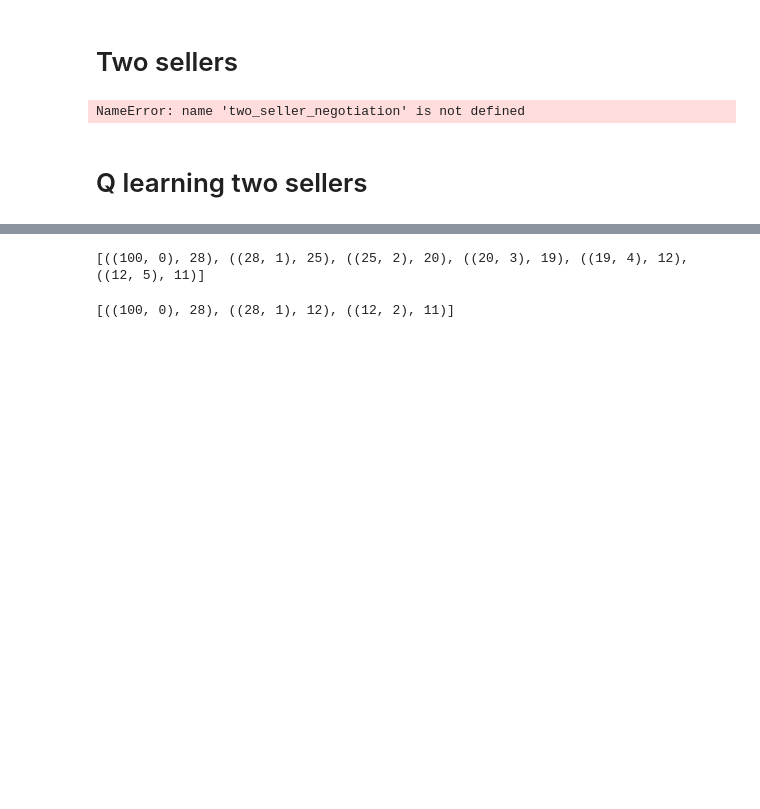
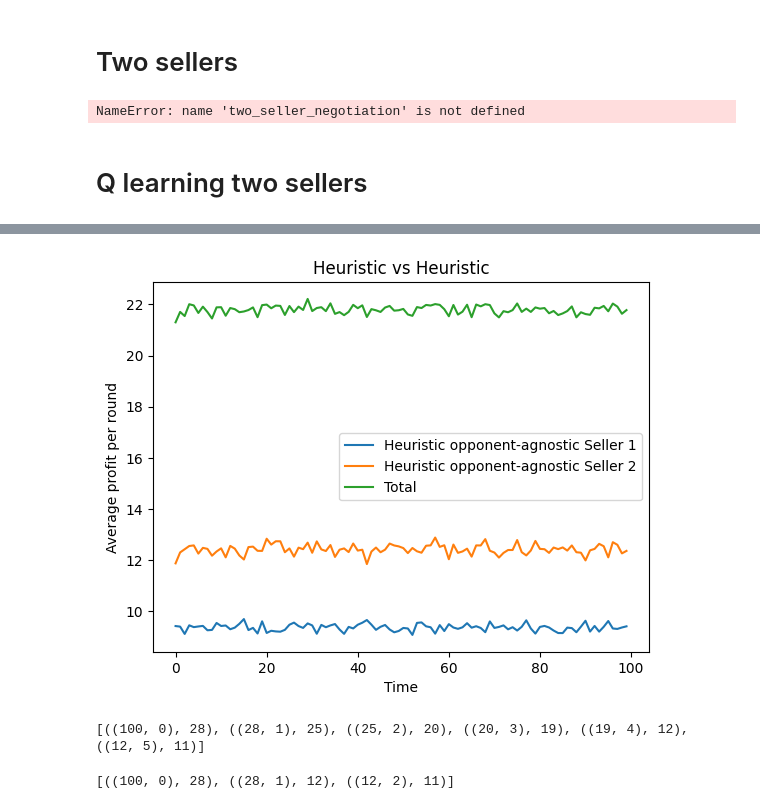
Before and after one commit to Lenguist/insight-game-ai, a Jupyter notebook: two-sellers.ipynb, the cells around one changed output, grey strips where cells are left out. Saved outputs shown, nothing was run; the diff lists cells and outputs as text; code cells hidden in the pictures; blank space fills up the shorter version.

```diff
--- a/two-sellers.ipynb
+++ b/two-sellers.ipynb
@@ -326,17 +325,18 @@ from sellers import RandomSeller
 range_min = 11
 range_max = 100
 value = 10
+imp_incr = 0.1
 rounds = 10000
-imp_incr = 0.1
+
 
 init_offer = range_max
 
-random_seller = RandomSeller(value=value, init_offer=init_offer)
-qseller = QLearningSeller(value=value, init_offer=init_offer)
-sellers = [random_seller, qseller]
+seller1 = DescentArithmeticSeller(value=value, init_offer=init_offer, init_descent=40)
+seller2 = DescentArithmeticSeller(value=value, init_offer=init_offer, init_descent=40)
+sellers = [seller1, seller2]
 
-profits_random_seller = []
-profits_q_seller = []
+profits_seller1 = []
+profits_seller2 = []
 
 # Simulation of 100 rounds
 for _ in range(100):
@@ -349,18 +349,5 @@ for _ in range(100):
         for i in range(len(sellers)):
             total_profits[i] += profits[i] /rounds
 
-    profits_random_seller.append(total_profits[0])
-    profits_q_seller.append(total_profits[1])
-
-# Plotting
-fig, ax = plt.subplots()
-ax.plot(profits_random_seller, label='Random Seller')
-ax.plot(profits_q_seller, label='Q seller')
-ax.plot([profits_q_seller[i]+profits_random_seller[i] for i in range(len(profits_q_seller))], label='total')
-ax.plot(30)
-#ax.axhline(45, color='r', linestyle='--', label='y=45 line')  # This will create a horizontal line at y=45
-ax.set_xlabel('Time')
-ax.set_ylabel('Average per round')
-ax.set_title('Profit Comparison')
-ax.legend()
-plt.show()
+    profits_seller1.append(total_profits[0])
+    profits_seller2.append(total_profits[1])
@@ -415,3 +354,17 @@ plt.show()
+# %%
+# Plotting
+fig, ax = plt.subplots()
+ax.plot(profits_seller1, label='Heuristic opponent-agnostic Seller 1')
+ax.plot(profits_seller2, label='Heuristic opponent-agnostic Seller 2')
+ax.plot([profits_seller2[i]+profits_seller1[i] for i in range(len(profits_seller1))], label='Total')
+#ax.axhline(45, color='r', linestyle='--', label='y=45 line')  # This will create a horizontal line at y=45
+ax.set_xlabel('Time')
+ax.set_ylabel('Average profit per round')
+ax.set_title('Heuristic vs Heuristic')
+ax.legend()
+plt.show()
+# %% [output]
+[figure, added]
 # %%
 optimal_policy = qseller1.get_optimal_policy((100,0))
 print(optimal_policy)
```
Also changed, not shown: parts of 3 cells of this notebook.
